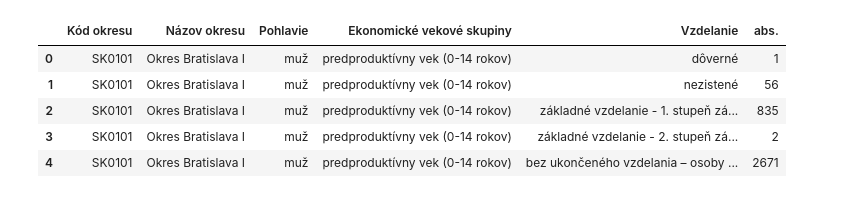
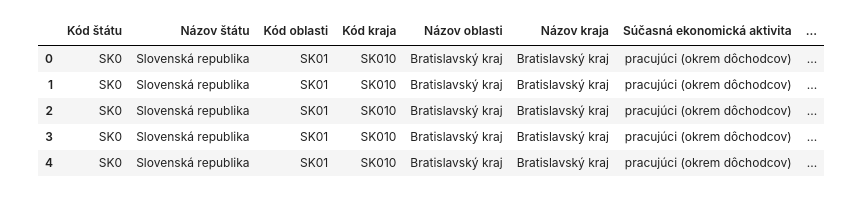
Before and after one commit to AndruKP/mathprofi-education, a Jupyter notebook: Oleksandr.ipynb, the cells around one changed output. Cells and saved outputs as stored; diff of their text form; code cells hidden in the pictures.

```diff
--- a/Oleksandr.ipynb
+++ b/Oleksandr.ipynb
@@ -13,9 +15,15 @@ table1 = pd.read_csv(r'data\RV_O_010_L_OK_SK.csv', sep=';')
+# %%
+#table1 = pd.read_csv(r'data\RV_O_010_L_OK_SK.csv', sep=';')
+#table2 = pd.read_csv(r'data\RV_O_040_L_OK_SK.csv', sep=';')
+#table3 = pd.read_csv(r'data\RV_O_047_L_OK_SK.csv', sep=';')
+table4 = pd.read_csv(r'data\RV_O_067_L_OK_SK.csv', sep=';')
+table4_pom = pd.read_csv(r'data\RV_O_067_R_KR_SK.csv', sep=';')
 # %%
-table1.head(5)
+table4_pom.head(5)
 # %% [output]
-|  | Kód okresu | Názov okresu | Pohlavie | Ekonomické vekové skupiny | Vzdelanie | abs. |
-| 0 | SK0101 | Okres Bratislava I | muž | predproduktívny vek (0-14 rokov) | dôverné | 1 |
-| 1 | SK0101 | Okres Bratislava I | muž | predproduktívny vek (0-14 rokov) | nezistené | 56 |
-| 2 | SK0101 | Okres Bratislava I | muž | predproduktívny vek (0-14 rokov) | základné vzdelanie - 1. stupeň zá... | 835 |
-| 3 | SK0101 | Okres Bratislava I | muž | predproduktívny vek (0-14 rokov) | základné vzdelanie - 2. stupeň zá... | 2 |
-| 4 | SK0101 | Okres Bratislava I | muž | predproduktívny vek (0-14 rokov) | bez ukončeného vzdelania – osoby ... | 2671 |
+|  | Kód štátu | Názov štátu | Kód oblasti | Kód kraja | Názov oblasti | Názov kraja | Súčasná ekonomická aktivita | ... |
+| 0 | SK0 | Slovenská republika | SK01 | SK010 | Bratislavský kraj | Bratislavský kraj | pracujúci (okrem dôchodcov) | ... |
+| 1 | SK0 | Slovenská republika | SK01 | SK010 | Bratislavský kraj | Bratislavský kraj | pracujúci (okrem dôchodcov) | ... |
+| 2 | SK0 | Slovenská republika | SK01 | SK010 | Bratislavský kraj | Bratislavský kraj | pracujúci (okrem dôchodcov) | ... |
+| 3 | SK0 | Slovenská republika | SK01 | SK010 | Bratislavský kraj | Bratislavský kraj | pracujúci (okrem dôchodcov) | ... |
+| 4 | SK0 | Slovenská republika | SK01 | SK010 | Bratislavský kraj | Bratislavský kraj | pracujúci (okrem dôchodcov) | ... |
```
Also changed, not shown: parts of 49 cells of this notebook, 7 other files.
